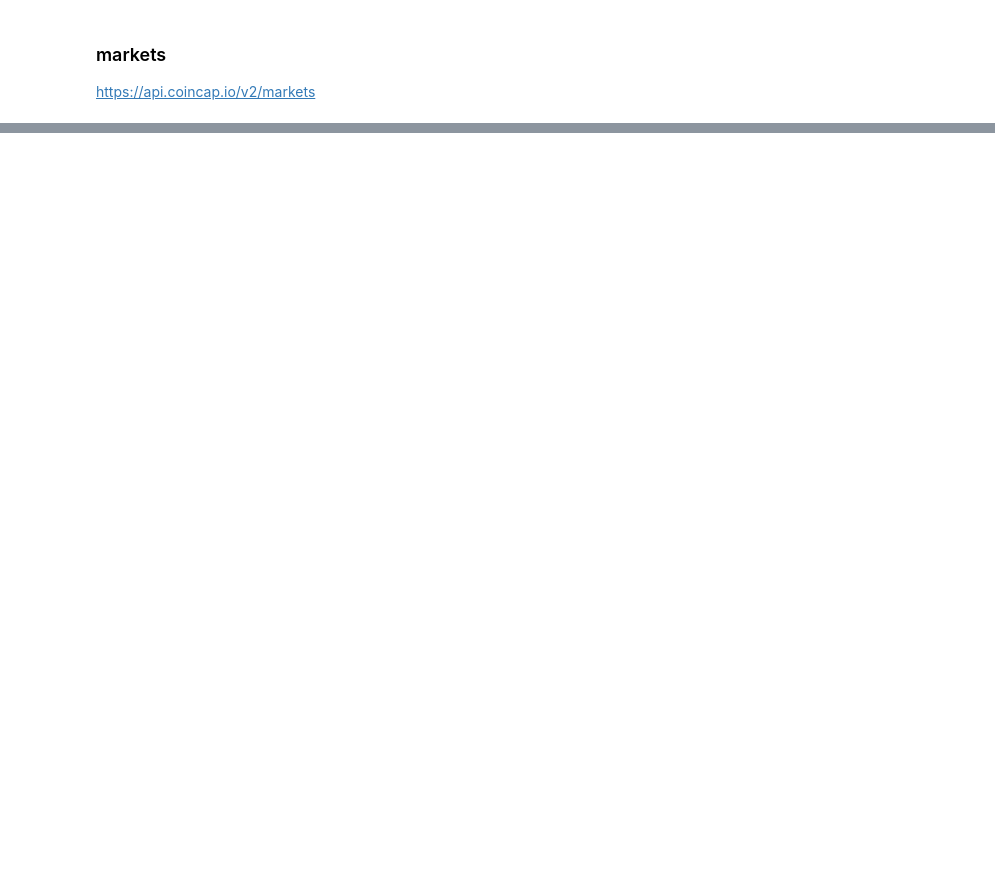
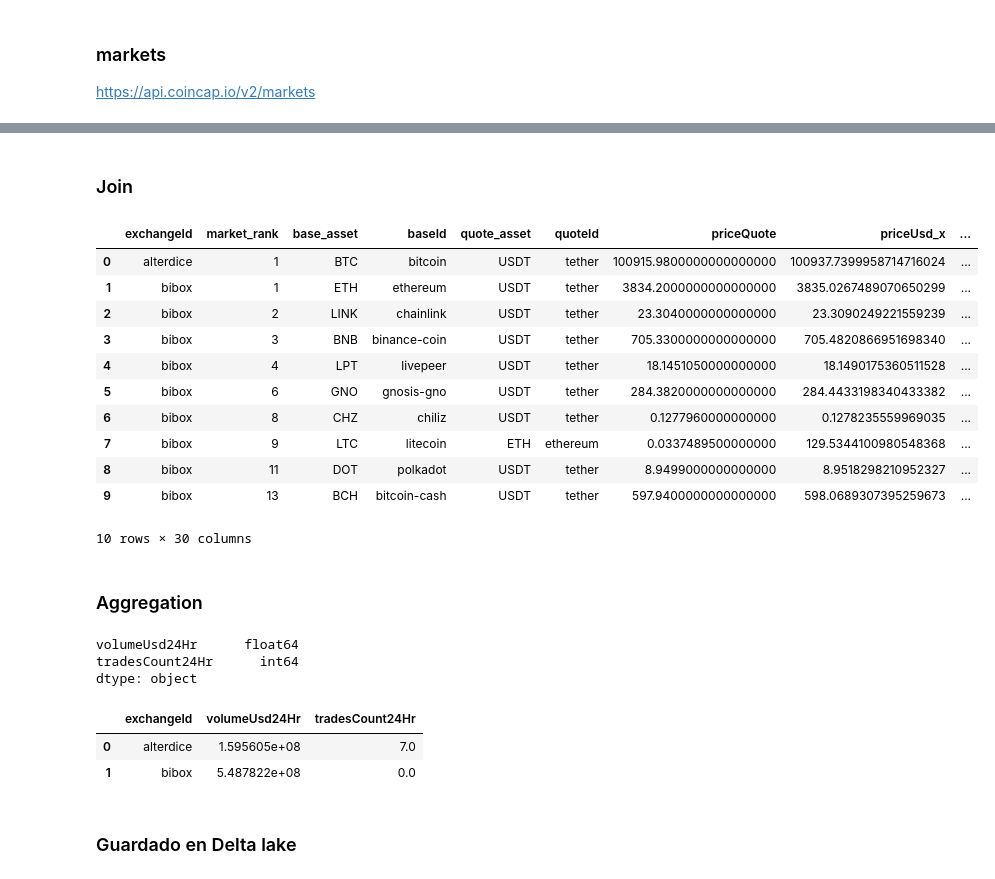
Before and after one commit to TomasLopezTur/TP_Integrador-E-Learning_DataEngineeer, a Jupyter notebook: Extrac_data.ipynb, the cells around one changed output, grey strips where cells are left out. Cells and saved outputs as stored; diff of their text form; code cells hidden in the pictures; blank space fills up the shorter version.

```diff
--- a/Extrac_data.ipynb
+++ b/Extrac_data.ipynb
@@ -273,0 +339,45 @@ DeltaTable(markets_raw_dir).to_pandas()
+# %% [markdown]
+### Join
+# %%
+# Hacer un JOIN entre assets y markets basado en el símbolo base (base_asset)
+merged_markets_assets = pd.merge(markets_for_modify, assets_for_modify, left_on='base_asset', right_on='symbol', how='inner')
+
+merged_markets_assets.head(10)
+# %% [output]
+|  | exchangeId | market_rank | base_asset | baseId | quote_asset | quoteId | priceQuote | priceUsd_x | ... |
+| 0 | alterdice | 1 | BTC | bitcoin | USDT | tether | 100915.9800000000000000 | 100937.7399958714716024 | ... |
+| 1 | bibox | 1 | ETH | ethereum | USDT | tether | 3834.2000000000000000 | 3835.0267489070650299 | ... |
+| 2 | bibox | 2 | LINK | chainlink | USDT | tether | 23.3040000000000000 | 23.3090249221559239 | ... |
+| 3 | bibox | 3 | BNB | binance-coin | USDT | tether | 705.3300000000000000 | 705.4820866951698340 | ... |
+| 4 | bibox | 4 | LPT | livepeer | USDT | tether | 18.1451050000000000 | 18.1490175360511528 | ... |
+| 5 | bibox | 6 | GNO | gnosis-gno | USDT | tether | 284.3820000000000000 | 284.4433198340433382 | ... |
+| 6 | bibox | 8 | CHZ | chiliz | USDT | tether | 0.1277960000000000 | 0.1278235559969035 | ... |
+| 7 | bibox | 9 | LTC | litecoin | ETH | ethereum | 0.0337489500000000 | 129.5344100980548368 | ... |
+| 8 | bibox | 11 | DOT | polkadot | USDT | tether | 8.9499000000000000 | 8.9518298210952327 | ... |
+| 9 | bibox | 13 | BCH | bitcoin-cash | USDT | tether | 597.9400000000000000 | 598.0689307395259673 | ... |
+10 rows × 30 columns
+# %% [markdown]
+### Aggregation
+# %%
+#Convertir tradesCount24Hr a valores numéricos
+markets_for_modify['tradesCount24Hr'] = pd.to_numeric(markets_for_modify['tradesCount24Hr'], errors='coerce').fillna(0)
+#Confirmar los tipos de datos
+print(markets_for_modify.dtypes[['volumeUsd24Hr', 'tradesCount24Hr']])
+# %% [output]
+volumeUsd24Hr      float64
+tradesCount24Hr      int64
+dtype: object
+# %%
+# Calcular el volumen total en dólares y el promedio de transacciones por mercado
+market_volume_summary = markets_for_modify.groupby('exchangeId').agg({
+    'volumeUsd24Hr': 'sum', # Sumar el volumen de intercambio en USD por mercado
+    'tradesCount24Hr': 'mean' # Calcular el promedio de transacciones por mercado
+}).reset_index()
+
+market_volume_summary.head()
+# %% [output]
+|  | exchangeId | volumeUsd24Hr | tradesCount24Hr |
+| 0 | alterdice | 1.595605e+08 | 7.0 |
+| 1 | bibox | 5.487822e+08 | 0.0 |
+# %% [markdown]
+### Guardado en Delta lake
```
Also changed, not shown: parts of 16 cells of this notebook, 19 other files.
